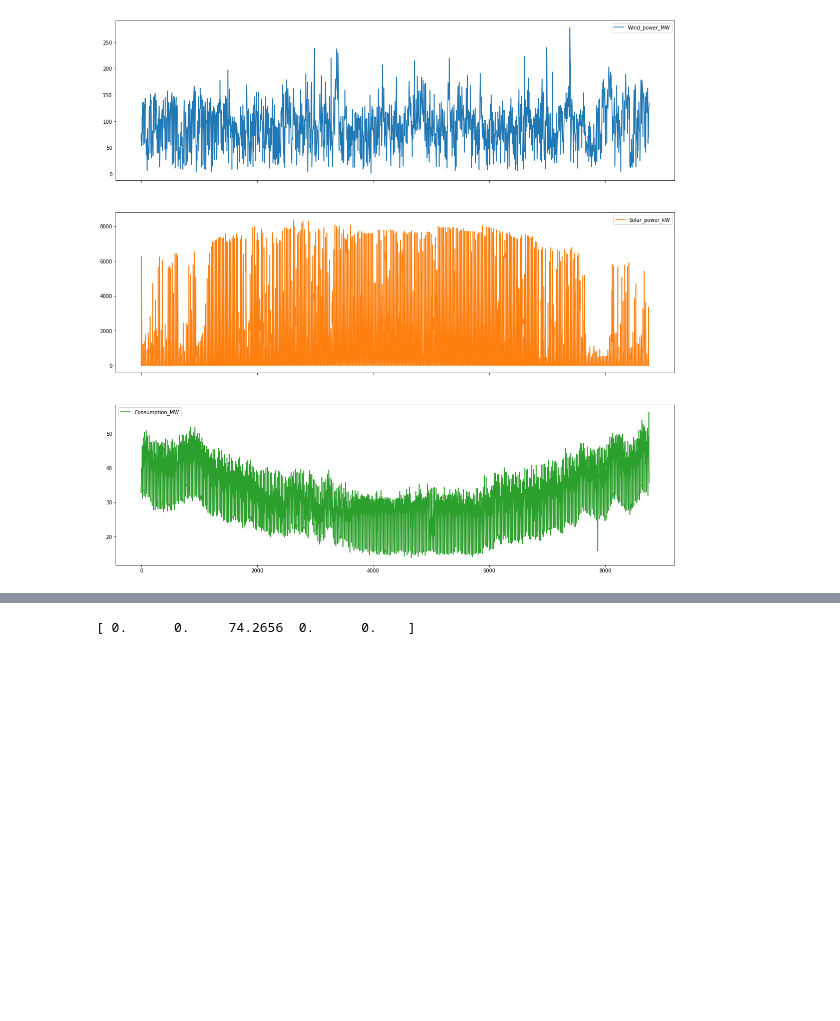
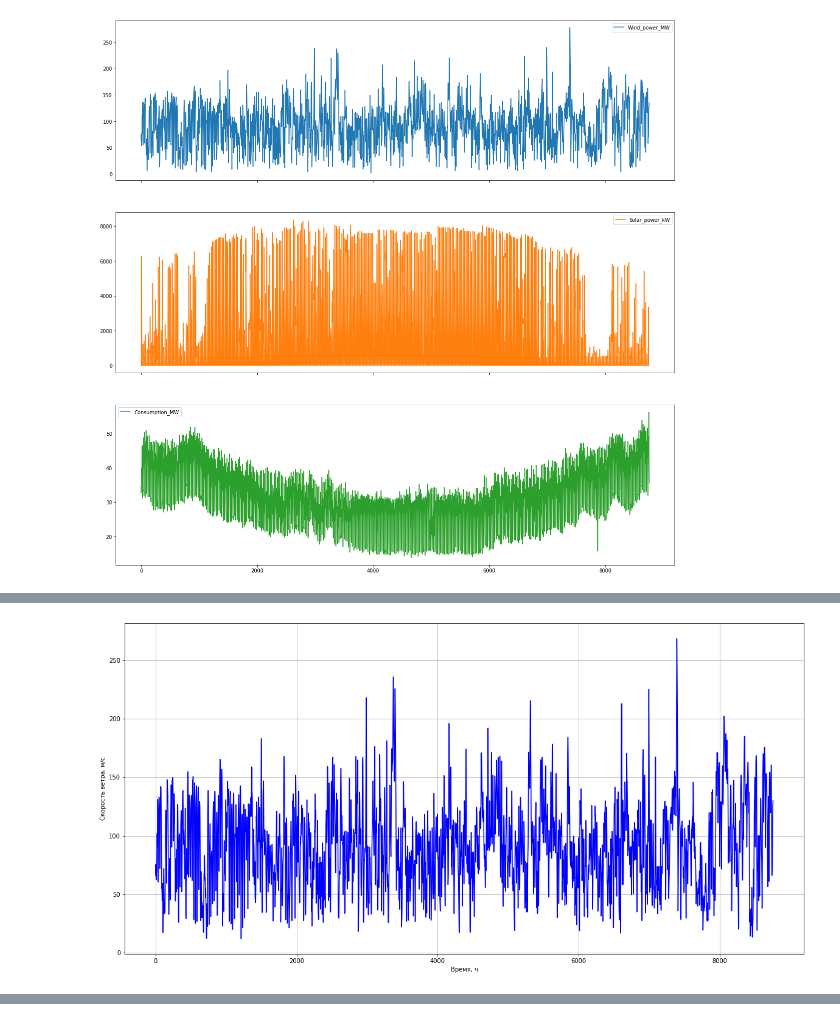
Before and after one commit to Aleksey-Gladkih/Test_Guide, a Jupyter notebook: LB2.ipynb, the cells around one changed output, grey strips where cells are left out. Cells and saved outputs as stored; diff of their text form; code cells hidden in the pictures; blank space fills up the shorter version.

```diff
--- a/LB2.ipynb
+++ b/LB2.ipynb
@@ -114,3 +57,38 @@ print (generation_sum)
+# %%
+# 6. Пример обработки временного ряда точка за точкой (sample by sample)
+# Рассмотренные выше функции применялись ко всем точкам ряда. Но бывает что нужна более сложная обработка.
+# Рассмотрим пример очень примитивного прогнозирования скорости ветра на час вперед по следующей рекуррентной формуле
+# forecast[i] = speed_[i - 1] * k + speed_[i - 2] * (1 - k)
+
+k = 0.2
+
+# создадим массив, заполненный нулями для записи прогноза, его длина равна длине wind_speed
+forecast = np.zeros(len(Wind_power_MW))
+
+# начальные два значения копируем, так как для прогноза на i-й час нужно значения скорости за два прошлых часа
+forecast[0:5] = Wind_power_MW[0:5]
+
+# можно записать этот цикл более изящно, но сдесь записан для примера работы с индексами временного ряда
+for i in range(5, len(Wind_power_MW)):
+  # делаем прогноз на i-й час, так как он еще как будто не наступил, то можем использовать наблюдения только за прошлые часы (i - 1, i - 2, ...)
+  #forecast[i] =(Wind_power_MW[i - 1] + Wind_power_MW[i - 2] + Wind_power_MW[i-3]+Wind_power_MW[i-4]+Wind_power_MW[i-5])*k
+  forecast[i] = Wind_power_MW[i - 5: i].mean()
+
+# вывод графиков
+fig, ax = plt.subplots(figsize = (20, 10))
+
+ax.plot(forecast, 'blue')
+
+
+ax.grid(True)
+ax.set_xlabel('Время, ч')
+ax.set_ylabel('Скорость ветра, м/с')
+# полученный прогноз можно сохранить в текстовый csv файл или в Excel формат
+data_frame = pd.DataFrame(forecast)
+data_frame.to_excel('forecast.xlsx', index = False, header = ['Wind_power_MW_forecast'])
+data_frame.to_csv('forecast.csv', index = False, header = ['Wind_power_MW_forecast'])
+# %% [output]
+[figure, added]
 # %%
 # 7. Для визуализации данных существует множество Python библиотек, обзор есть в https://colab.research.google.com/notebooks/charts.ipynb#scrollTo=QSMmdrrVLZ-N
 # Рассмотрим одну из них - Bokeh https://docs.bokeh.org/en/latest/docs/user_guide/plotting.html
@@ -132,8 +110,3 @@ show(p)
 [interactive output not drawn]
 [interactive output not drawn]
 [interactive output not drawn]
-# %%
-generation_sum_2 = input_matrix[begin : end : step,1]
-print (generation_sum_2)
-# %% [output]
-[ 0.      0.     74.2656  0.      0.    ]
```
Also changed, not shown: parts of 10 cells of this notebook.
